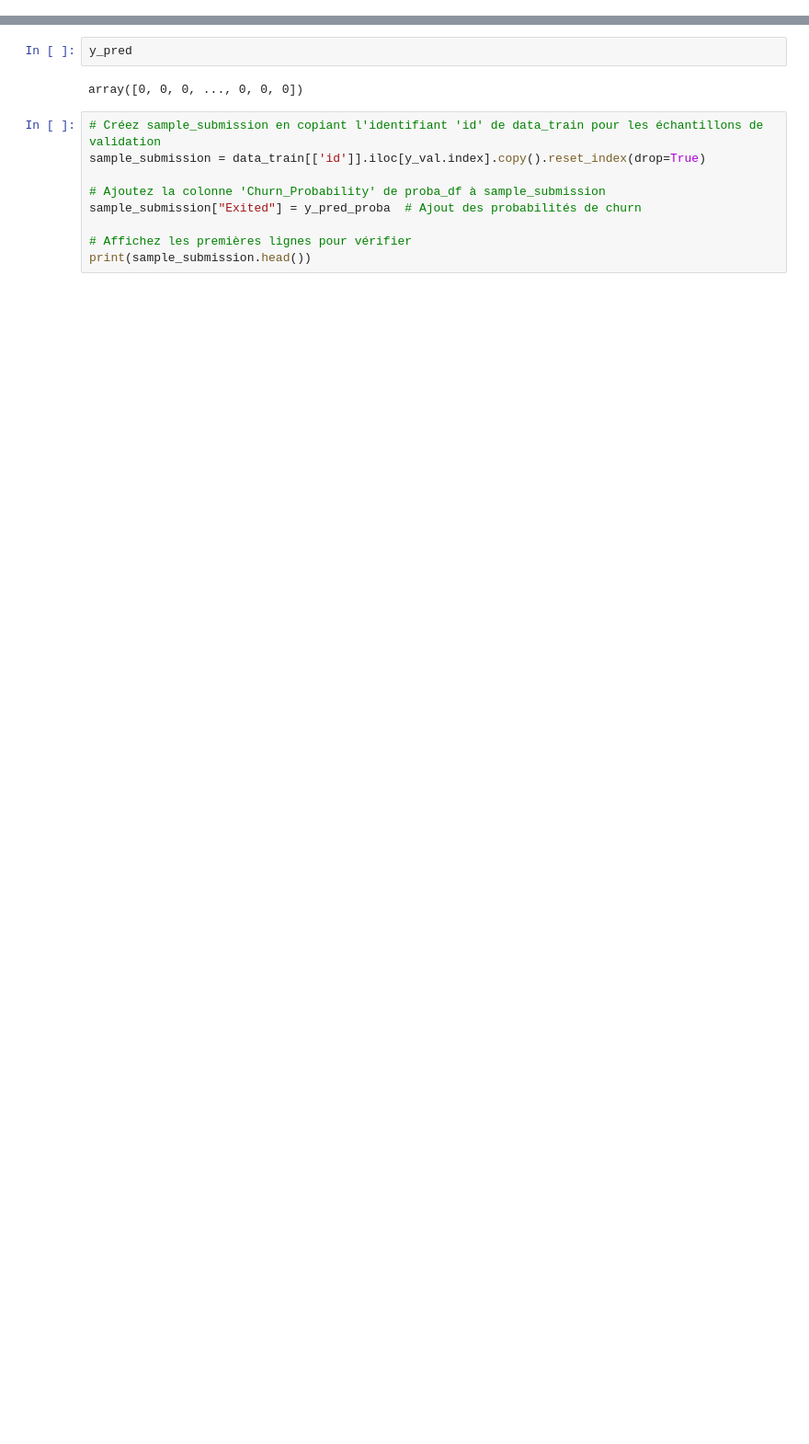
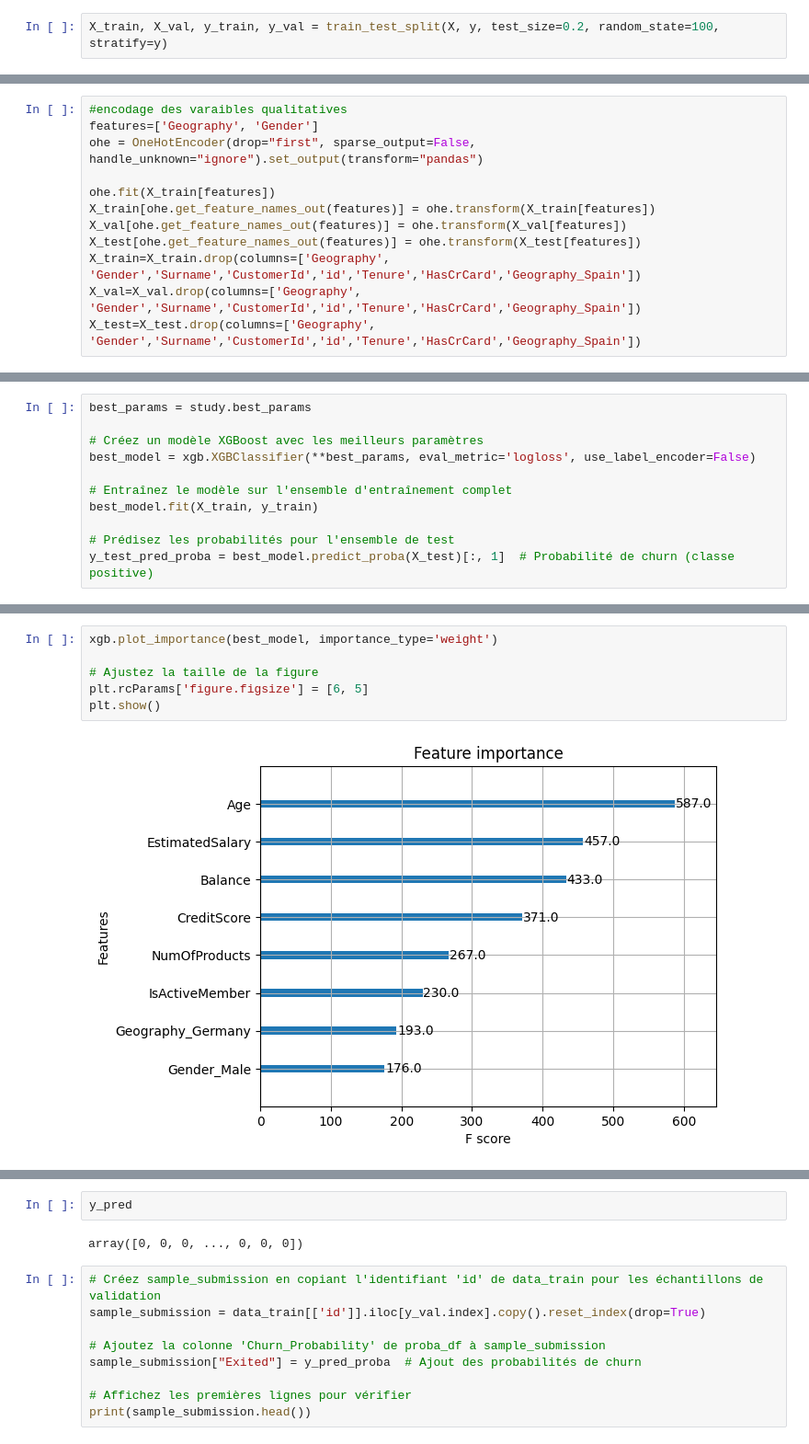
Before and after one commit to vonguyenthaonhi/challenge_data_mining, a Jupyter notebook: Model.ipynb, the cells around one changed output, grey strips where cells are left out. Shown at 92% size. Saved outputs shown, nothing was run; the diff lists cells and outputs as text; blank space fills up the shorter version.

```diff
--- a/Model.ipynb
+++ b/Model.ipynb
@@ -11,0 +26,2 @@ data_train=pd.read_csv("data\\train.csv",sep=',')
+# %%
+X_train, X_val, y_train, y_val = train_test_split(X, y, test_size=0.2, random_state=100, stratify=y)
@@ -11,0 +30,12 @@ data_train=pd.read_csv("data\\train.csv",sep=',')
+# %%
+#encodage des varaibles qualitatives
+features=['Geography', 'Gender']
+ohe = OneHotEncoder(drop="first", sparse_output=False, handle_unknown="ignore").set_output(transform="pandas")
+
+ohe.fit(X_train[features])
+X_train[ohe.get_feature_names_out(features)] = ohe.transform(X_train[features])
+X_val[ohe.get_feature_names_out(features)] = ohe.transform(X_val[features])
+X_test[ohe.get_feature_names_out(features)] = ohe.transform(X_test[features])
+X_train=X_train.drop(columns=['Geography', 'Gender','Surname','CustomerId','id','Tenure','HasCrCard','Geography_Spain'])
+X_val=X_val.drop(columns=['Geography', 'Gender','Surname','CustomerId','id','Tenure','HasCrCard','Geography_Spain'])
+X_test=X_test.drop(columns=['Geography', 'Gender','Surname','CustomerId','id','Tenure','HasCrCard','Geography_Spain'])
@@ -11,0 +108,11 @@ data_train=pd.read_csv("data\\train.csv",sep=',')
+# %%
+best_params = study.best_params
+
+# Créez un modèle XGBoost avec les meilleurs paramètres
+best_model = xgb.XGBClassifier(**best_params, eval_metric='logloss', use_label_encoder=False)
+
+# Entraînez le modèle sur l'ensemble d'entraînement complet
+best_model.fit(X_train, y_train)
+
+# Prédisez les probabilités pour l'ensemble de test
+y_test_pred_proba = best_model.predict_proba(X_test)[:, 1]  # Probabilité de churn (classe positive)
@@ -12 +155,9 @@ data_train=pd.read_csv("data\\train.csv",sep=',')
+# %%
+xgb.plot_importance(best_model, importance_type='weight')
+
+# Ajustez la taille de la figure
+plt.rcParams['figure.figsize'] = [6, 5]
+plt.show()
+# %% [output]
+[figure, added]
 # %%
```
Also changed, not shown: parts of 14 cells of this notebook, 4 other files.
